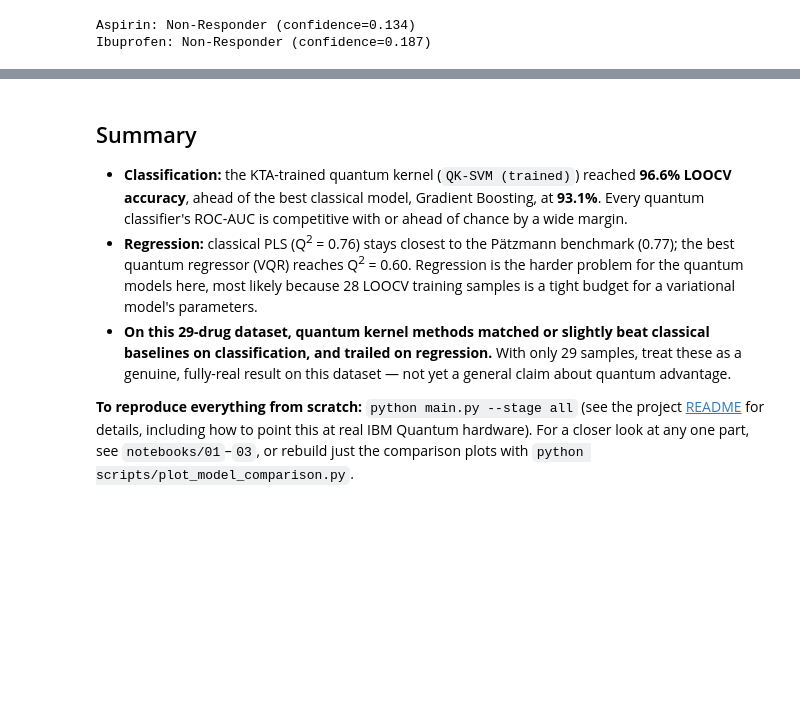
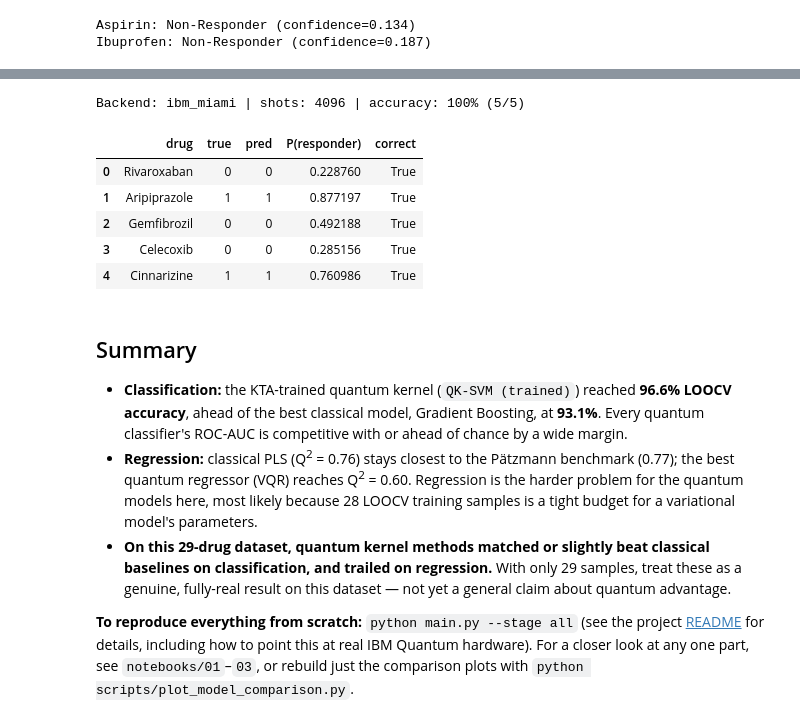
Before and after one commit to e-amponsah/qmilling-fhnw, a Jupyter notebook: notebooks/00_project_walkthrough.ipynb, the cells around one changed output, grey strips where cells are left out. Cells and saved outputs as stored; diff of their text form; code cells hidden in the pictures; blank space fills up the shorter version.

Commit message:
Ibm cloud for VQC demo

```diff
--- a/notebooks/00_project_walkthrough.ipynb
+++ b/notebooks/00_project_walkthrough.ipynb
@@ -352,3 +370,27 @@ Ibuprofen: Non-Responder (confidence=0.187)
+# %%
+import json
+
+with open(RESULTS_DIR / "ibm_cloud_vqc_demo.json") as f:
+    ibm_demo = json.load(f)
+
+ibm_demo_table = pd.DataFrame({
+    "drug": ibm_demo["drugs"],
+    "true": ibm_demo["y_true"],
+    "pred": ibm_demo["y_pred"],
+    "P(responder)": ibm_demo["p_responder"],
+})
+ibm_demo_table["correct"] = ibm_demo_table["true"] == ibm_demo_table["pred"]
+print(f"Backend: {ibm_demo['backend']} | shots: {ibm_demo['shots']} | "
+      f"accuracy: {ibm_demo['accuracy']:.0%} ({sum(ibm_demo_table['correct'])}/{len(ibm_demo_table)})")
+ibm_demo_table
+# %% [output]
+Backend: ibm_miami | shots: 4096 | accuracy: 100% (5/5)
+|  | drug | true | pred | P(responder) | correct |
+| 0 | Rivaroxaban | 0 | 0 | 0.228760 | True |
+| 1 | Aripiprazole | 1 | 1 | 0.877197 | True |
+| 2 | Gemfibrozil | 0 | 0 | 0.492188 | True |
+| 3 | Celecoxib | 0 | 0 | 0.285156 | True |
+| 4 | Cinnarizine | 1 | 1 | 0.760986 | True |
 # %% [markdown]
 ## Summary
 
```
Also changed, not shown: parts of 4 cells of this notebook, 2 other files.
